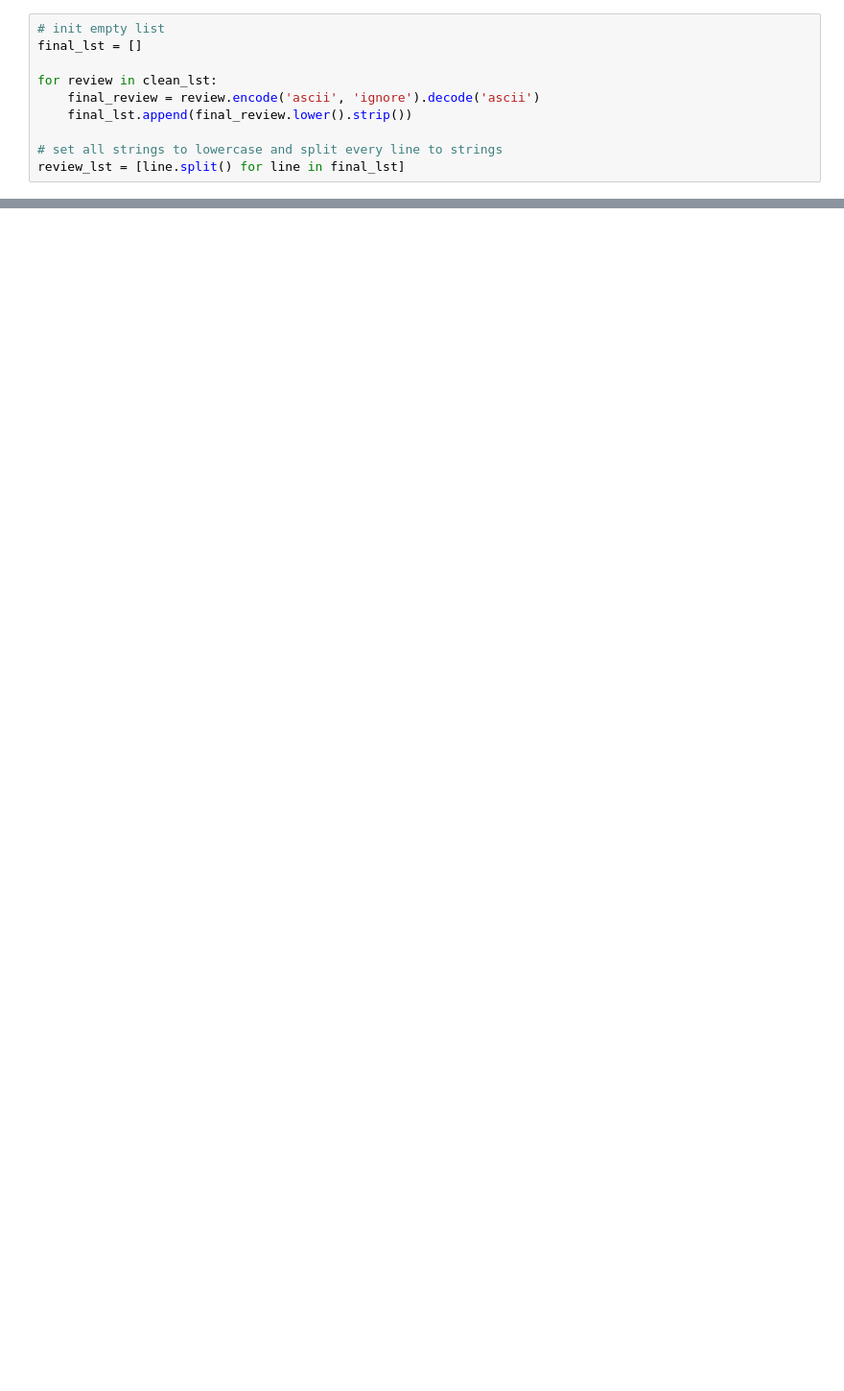
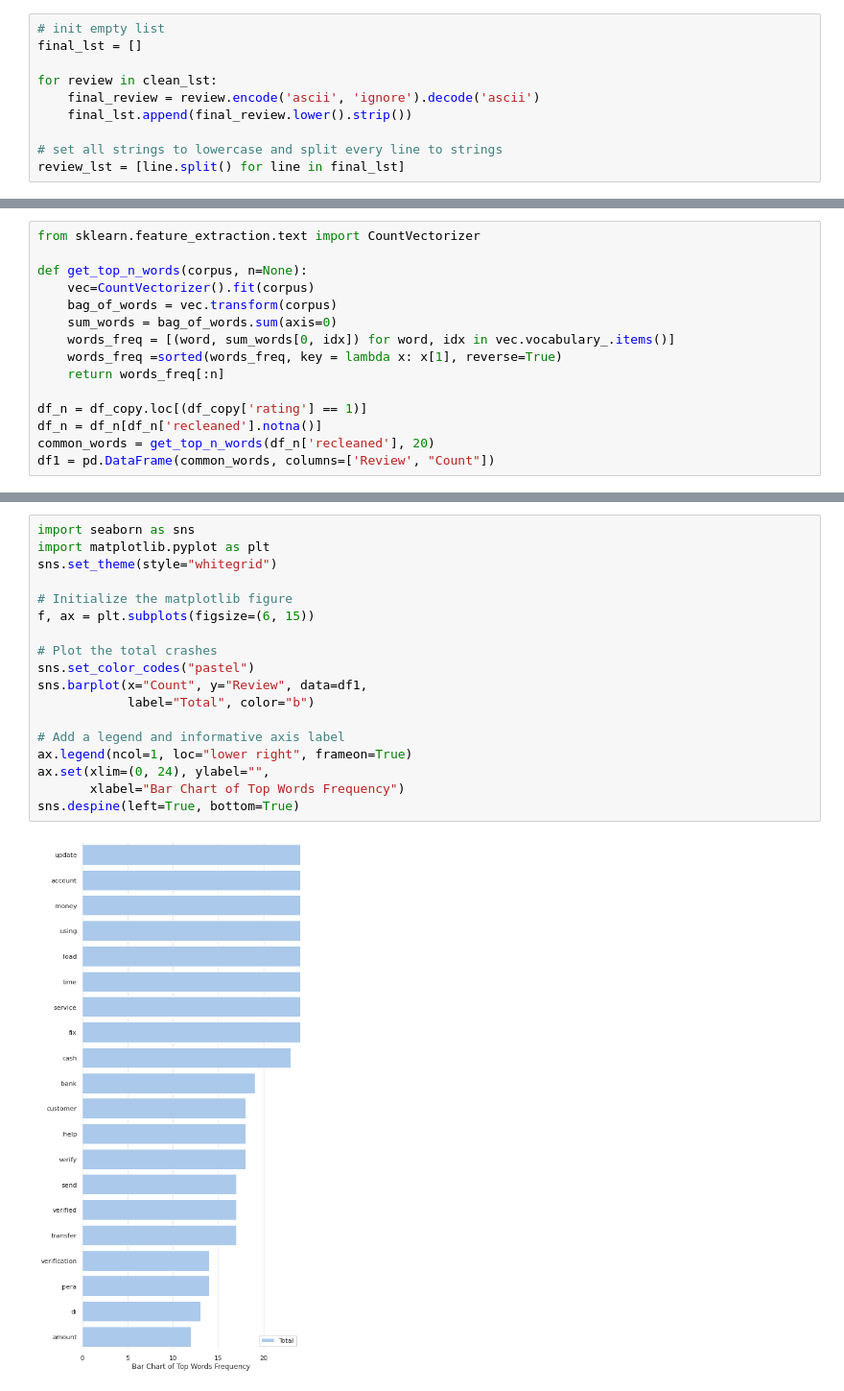
Before and after one commit to kentregs/mynt-cadetship-final-capstone-project-repo, a Jupyter notebook: [5] LSTM_sentiment_analysis.ipynb, the cells around one changed output, grey strips where cells are left out. Shown: that part at 96% size. Cells and saved outputs as stored; diff of their text form; blank space fills up the shorter version.

```diff
--- a/[5] LSTM_sentiment_analysis.ipynb
+++ b/[5] LSTM_sentiment_analysis.ipynb
@@ -487,0 +558,15 @@ negative
+# %%
+from sklearn.feature_extraction.text import CountVectorizer
+
+def get_top_n_words(corpus, n=None):
+    vec=CountVectorizer().fit(corpus)
+    bag_of_words = vec.transform(corpus)
+    sum_words = bag_of_words.sum(axis=0)
+    words_freq = [(word, sum_words[0, idx]) for word, idx in vec.vocabulary_.items()]
+    words_freq =sorted(words_freq, key = lambda x: x[1], reverse=True)
+    return words_freq[:n]
+
+df_n = df_copy.loc[(df_copy['rating'] == 1)]
+df_n = df_n[df_n['recleaned'].notna()]
+common_words = get_top_n_words(df_n['recleaned'], 20)
+df1 = pd.DataFrame(common_words, columns=['Review', "Count"])
@@ -487,0 +591,20 @@ negative
+# %%
+import seaborn as sns
+import matplotlib.pyplot as plt
+sns.set_theme(style="whitegrid")
+
+# Initialize the matplotlib figure
+f, ax = plt.subplots(figsize=(6, 15))
+
+# Plot the total crashes
+sns.set_color_codes("pastel")
+sns.barplot(x="Count", y="Review", data=df1,
+            label="Total", color="b")
+
+# Add a legend and informative axis label
+ax.legend(ncol=1, loc="lower right", frameon=True)
+ax.set(xlim=(0, 24), ylabel="",
+       xlabel="Bar Chart of Top Words Frequency")
+sns.despine(left=True, bottom=True)
+# %% [output]
+[figure, added]
```
Also changed, not shown: parts of 62 cells of this notebook, 1 other file.
